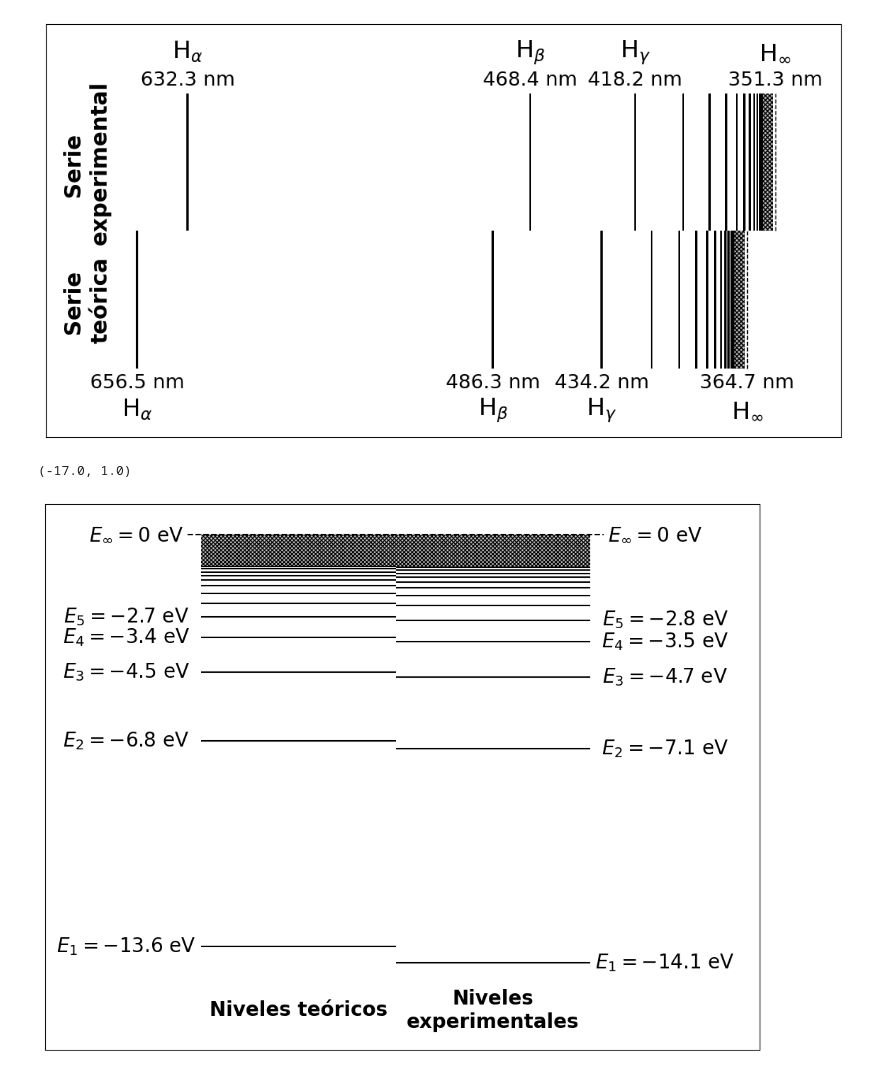
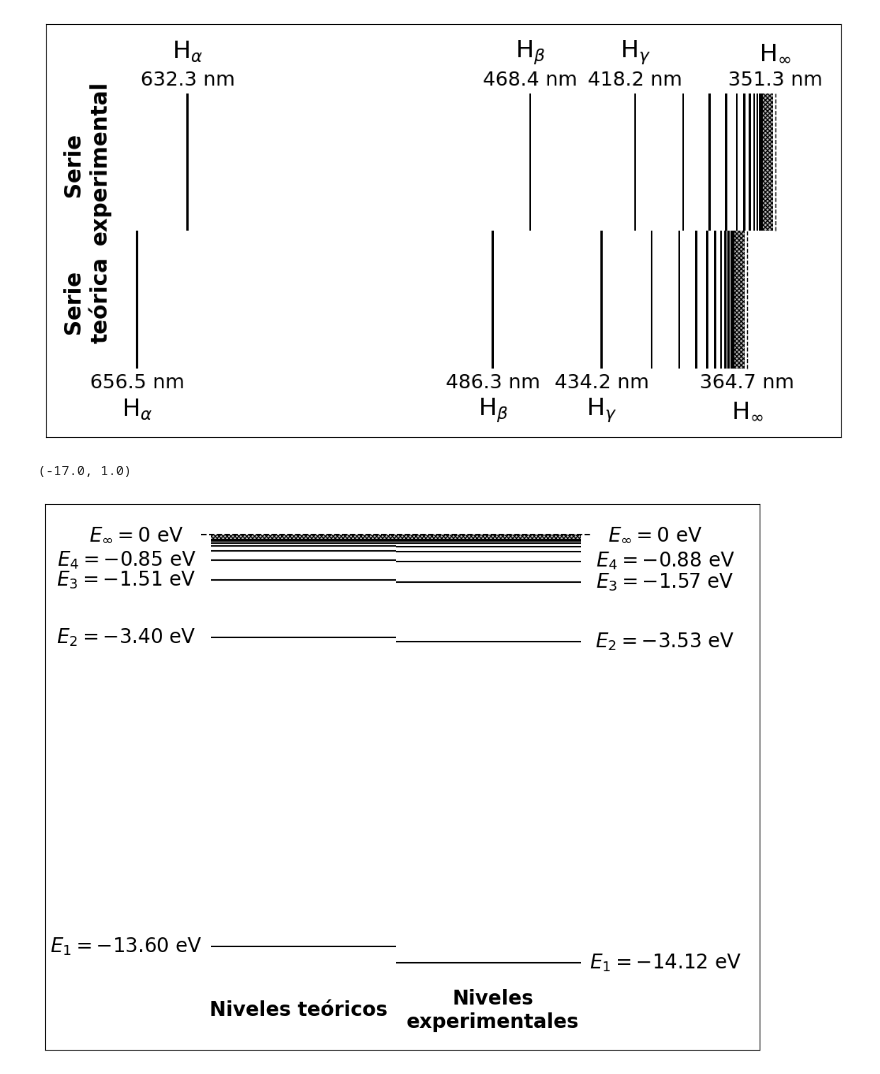
Before and after one commit to errodriguezs/Experimentos_Moderna_25-2, a Jupyter notebook: Espectroscopía atómica/analisis_datos.ipynb, the cells around one changed output. Cells and saved outputs as stored; diff of their text form; code cells hidden in the pictures.

```diff
--- a/Espectroscopía atómica/analisis_datos.ipynb
+++ b/Espectroscopía atómica/analisis_datos.ipynb
@@ -730,8 +730,8 @@ lambda_inf_teorico = 4 / R_M
 lambda_inf_experimental = 4 / R_3
 
 # Niveles de energía
-E_H_teoricos = - (R_M / 1e+11) * h * c / (n * e)
-E_H_experimentales = - (R_3 / 1e+11) * h * c / (n * e)
+E_H_teoricos = - (R_M / 1e+11) * h * c / (n[:9] ** 2 * e)
+E_H_experimentales = - (R_3 / 1e+11) * h * c / (n[:9] ** 2 * e)
 # %%
 #@title Gráfica de comparación de la serie de Balmer teórica y experimental
 plt.figure(figsize=(13, 6.8))
@@ -792,47 +792,47 @@ plt.ylim(-0.25, 1.25)
 plt.figure(figsize=(13, 10))
 
 for i, E_H_t, E_H_e in zip(np.arange(len(E_H_teoricos)), E_H_teoricos, E_H_experimentales):
-  plt.hlines(E_H_t, 0.2, 0.5, color='k')
-  plt.hlines(E_H_e, .5, .8, color='k')
-  if i <= 4:
-    plt.text(0.085, E_H_t, f'$E_{i+1} = {E_H_t:.1f}$ eV', ha="center", va="center")
-    plt.text(0.915, E_H_e, f'$E_{i+1} = {E_H_e:.1f}$ eV', ha="center", va="center")
+  plt.hlines(E_H_t, 0.215, 0.5, color='k')
+  plt.hlines(E_H_e, .5, 0.785, color='k')
+  if i <= 3:
+    plt.text(0.085, E_H_t, f'$E_{i+1} = {E_H_t:.2f}$ eV', ha="center", va="center")
+    plt.text(0.915, E_H_e, f'$E_{i+1} = {E_H_e:.2f}$ eV', ha="center", va="center")
 
 
 plt.fill_between(
-  [0.2, 0.5],
+  [0.215, 0.5],
   y1=0,
   y2=E_H_teoricos[-1],
   lw=0,
   ec='k',
   fc='silver',
   hatch='xxxxxx',
   zorder=1,
 )
 plt.fill_between(
-  [0.5, 0.8],
+  [0.5, 0.785],
   y1=0,
   y2=E_H_experimentales[-1],
   lw=0,
   ec='k',
   fc='silver',
   hatch='xxxxxx',
   zorder=1,
 )
 
-plt.hlines(0, .18, .82, color='k', ls='--')
+plt.hlines(0, .2, .8, color='k', ls='--')
 plt.text(0.1, 0, '$E_\\infty = 0$ eV', ha="center", va="center")
 plt.text(0.9, 0, '$E_\\infty = 0$ eV', ha="center", va="center")
 
 plt.text(0.35, -15.7, 'Niveles teóricos', ha="center", va="center", weight='semibold')
 plt.text(0.65, -15.7, 'Niveles\nexperimentales', ha="center", va="center", weight='semibold')
 
 plt.xticks([])
 plt.yticks([])
 plt.xlim(-0.04, 1.06)
 plt.ylim(-17, 1)
 
 #plt.savefig("graficas\\Comparacion_niveles.pdf", format="pdf", bbox_inches='tight')
 # %% [output]
 (-17.0, 1.0)
-[figure, old version]
+[figure, new version]
```
